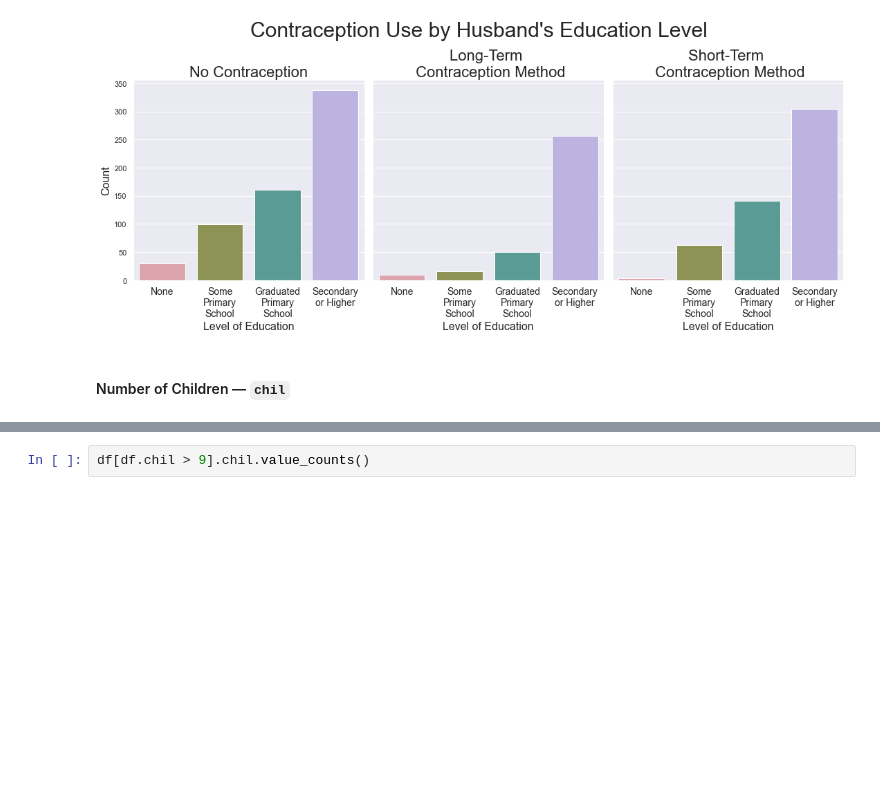
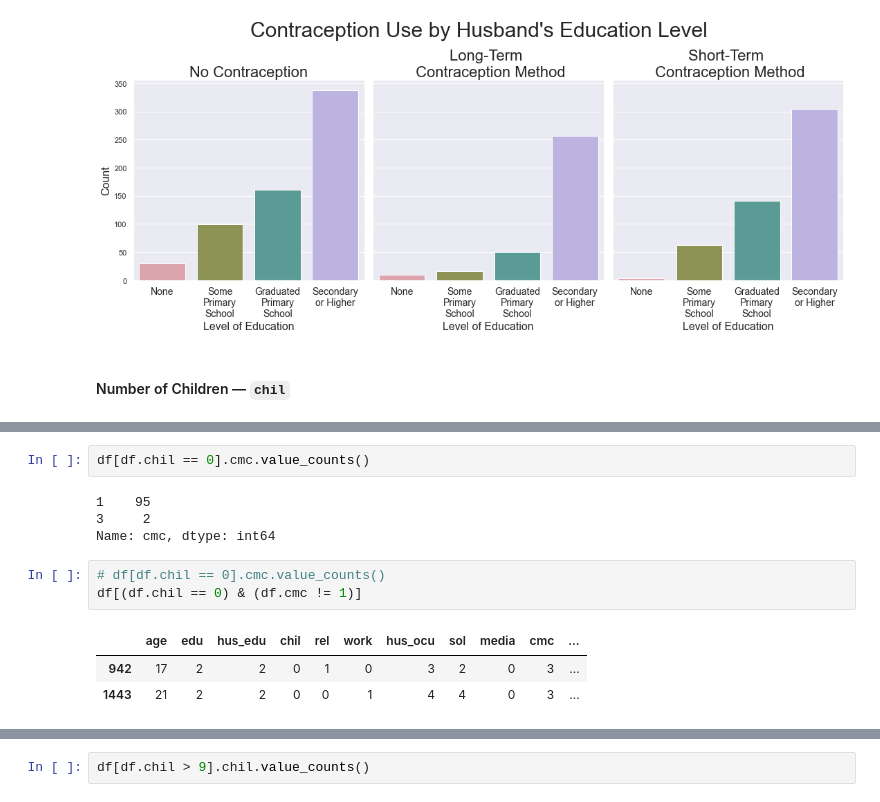
Before and after one commit to mike-flanagan/contraceptive-use-in-indonesia, a Jupyter notebook: MIKE_EDA.ipynb, the cells around one changed output, grey strips where cells are left out. Cells and saved outputs as stored; diff of their text form; blank space fills up the shorter version.

```diff
--- a/MIKE_EDA.ipynb
+++ b/MIKE_EDA.ipynb
@@ -334,3 +382,16 @@ plt.show()
+# %%
+df[df.chil == 0].cmc.value_counts()
+# %% [output]
+1    95
+3     2
+Name: cmc, dtype: int64
+# %%
+# df[df.chil == 0].cmc.value_counts()
+df[(df.chil == 0) & (df.cmc != 1)]
+# %% [output]
+|  | age | edu | hus_edu | chil | rel | work | hus_ocu | sol | media | cmc | ... |
+| 942 | 17 | 2 | 2 | 0 | 1 | 0 | 3 | 2 | 0 | 3 | ... |
+| 1443 | 21 | 2 | 2 | 0 | 0 | 1 | 4 | 4 | 0 | 3 | ... |
 # %%
 fig, ax = plt.subplots(figsize=(15,6))
 ax.set_title('Distribution Density of Contraceptive Use\nby Childcount', size = 20)
```
Also changed, not shown: parts of 8 cells of this notebook, 6 other files.
